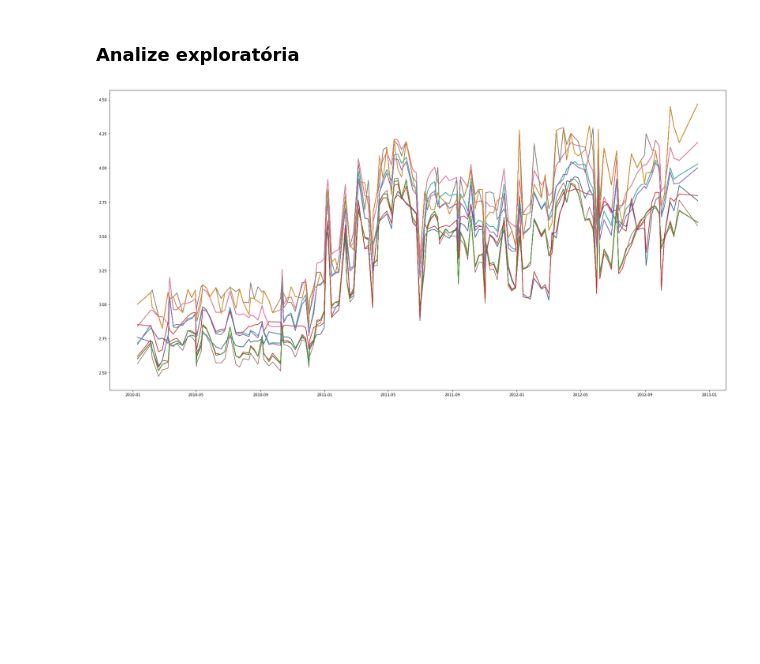
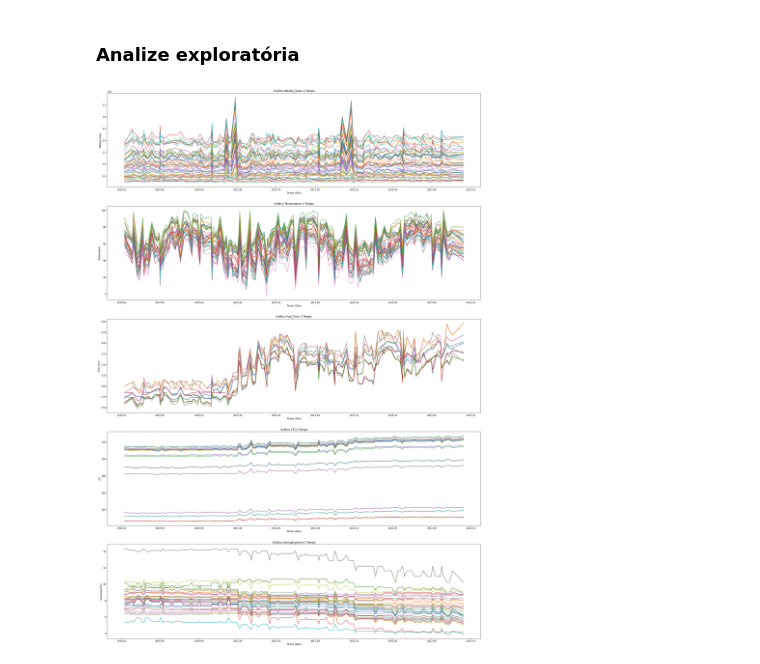
Before and after one commit to Arthur-Barreto/Formnula1_predicting_lap_time, a Jupyter notebook: Walmart.ipynb, the cells around one changed output. Cells and saved outputs as stored; diff of their text form; code cells hidden in the pictures; blank space fills up the shorter version.

```diff
--- a/Walmart.ipynb
+++ b/Walmart.ipynb
@@ -100,11 +100,20 @@ O dataframe está ok para a analize exploratória.
 # %%
 df.Date = pd.to_datetime(df.Date)
 df_ordenado = df.sort_values(by='Date')
+l_variaveis = ["Weekly_Sales","Temperature","Fuel_Price","CPI","Unemployment"]
+l_subplots = [511,512,513,514,515]
+plt.figure(figsize = (30,45))
 
-plt.figure(figsize = (30,15))
-for loja in range(1,46):
-    dados_loja = df_ordenado.loc[df['Store'] == loja]
-    plt.plot(dados_loja.Date, dados_loja.Fuel_Price)
+index = 0
+for variavel in l_variaveis:
+    plt.subplot(l_subplots[index])
+    for loja in range(1,46):
+        dados_loja = df_ordenado.loc[df['Store'] == loja]
+        plt.plot(dados_loja.Date, dados_loja[variavel])
+        plt.title(f"Gráfico {variavel} X Tempo")
+        plt.ylabel(variavel)
+        plt.xlabel("Tempo (Dias)")
+    index += 1
 plt.show()
 # %% [output]
-[figure, old version]
+[figure, new version]
```
Also changed, not shown: parts of 1 cell of this notebook.
